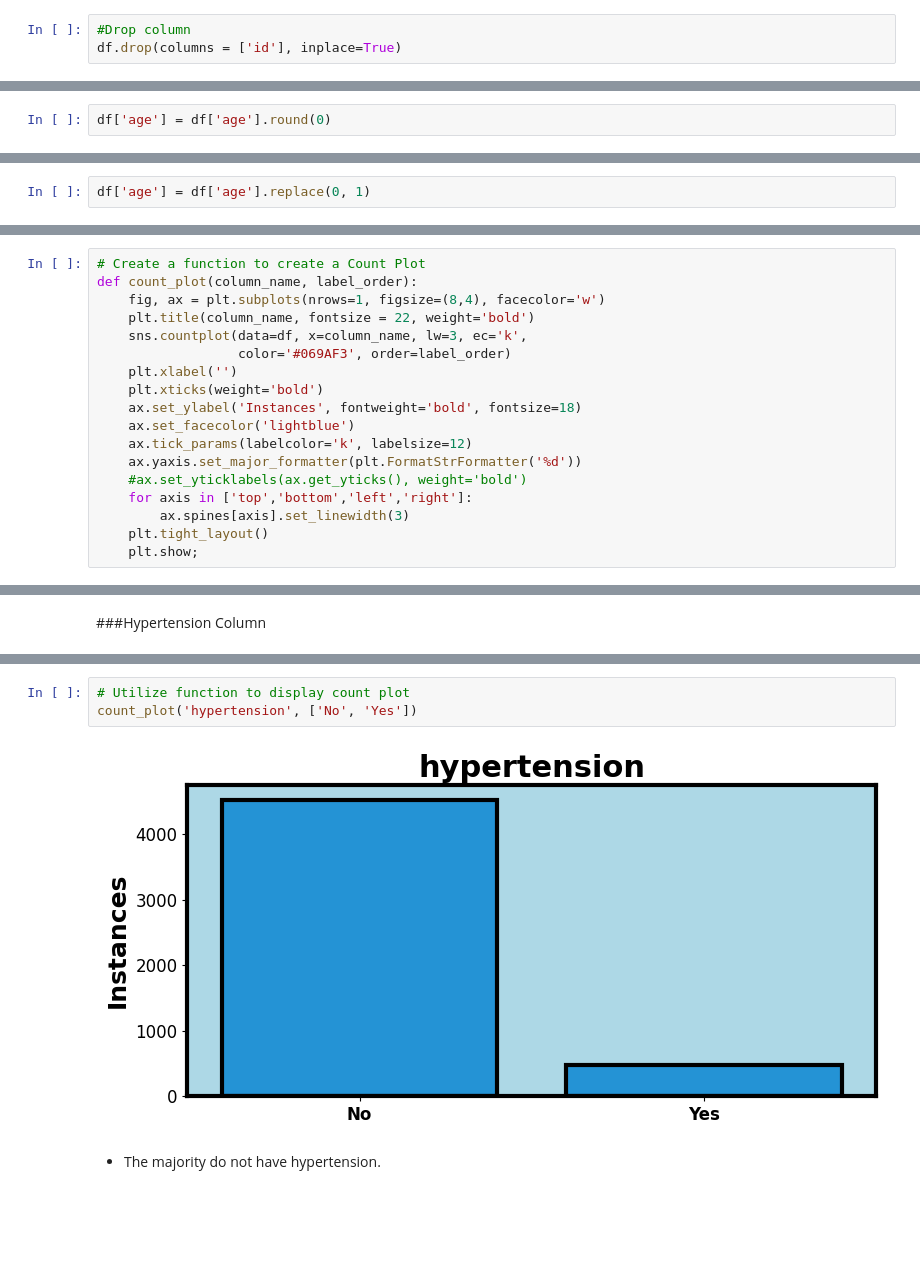
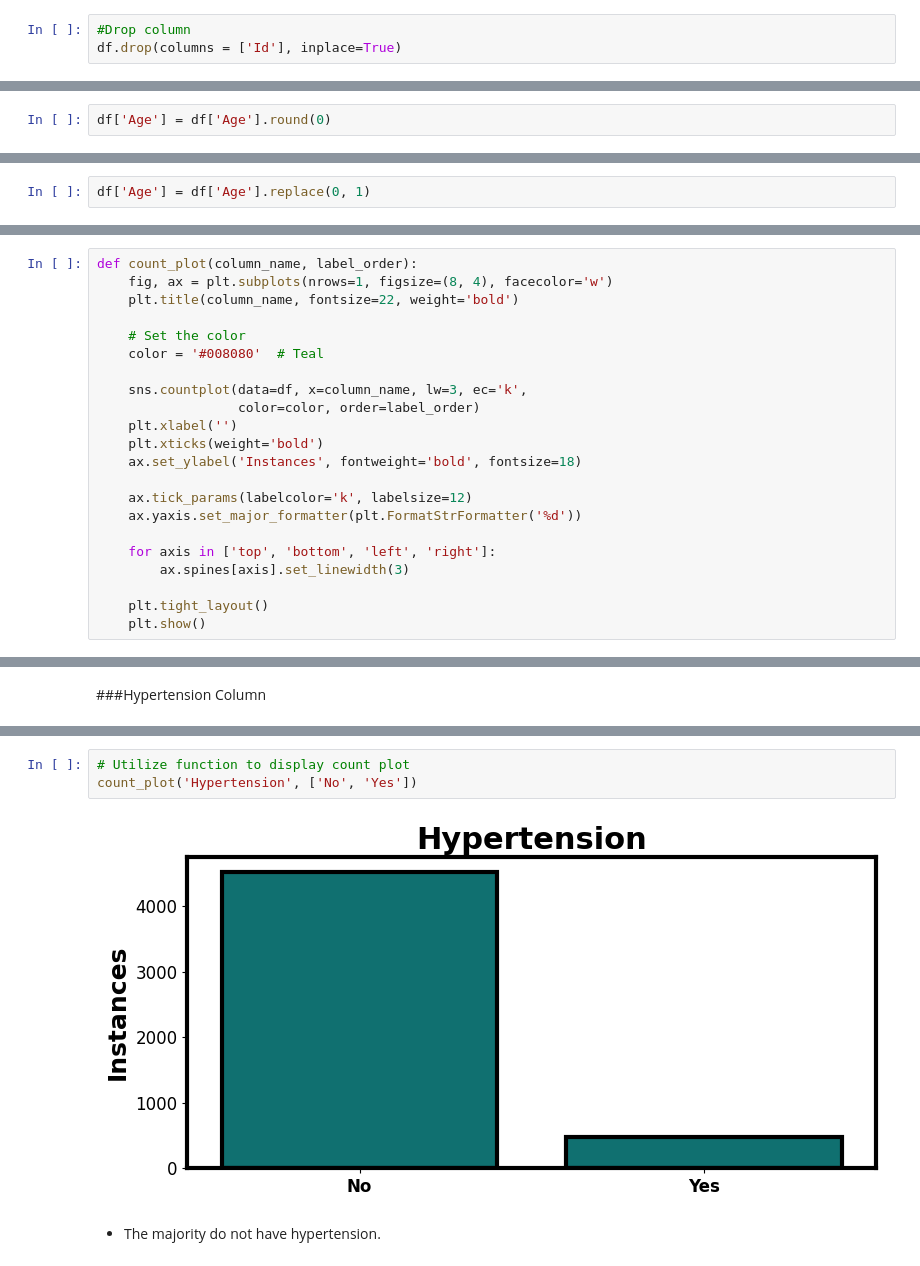
Before and after one commit to Mhoover41/Stroke-Prediction, a Jupyter notebook: Stroke_Prediction_Project_2_Melissa_Hoover.ipynb, the cells around one changed output, grey strips where cells are left out. Cells and saved outputs as stored; diff of their text form; blank space fills up the shorter version.

```diff
--- a/Stroke_Prediction_Project_2_Melissa_Hoover.ipynb
+++ b/Stroke_Prediction_Project_2_Melissa_Hoover.ipynb
@@ -220,7 +253,7 @@ There are 0 duplicate rows.
 Drop Unnecessary Columns:
 # %%
 #Drop column
-df.drop(columns = ['id'], inplace=True)
+df.drop(columns = ['Id'], inplace=True)
 # %%
 df.columns
 # %% [output]
@@ -307,5 +340,5 @@ Name: age, Length: 104, dtype: int64
 # %% [markdown]
 - There are some floats we need to convert to whole numbers.
 # %%
-df['age'] = df['age'].round(0)
+df['Age'] = df['Age'].round(0)
 # %%
@@ -326,5 +359,5 @@ Name: age, Length: 83, dtype: int64
 # %% [markdown]
 I can see we now have 20 ages that are 0, lets round those up to 1.
 # %%
-df['age'] = df['age'].replace(0, 1)
+df['Age'] = df['Age'].replace(0, 1)
 # %%
@@ -511,20 +547,24 @@ def hist_box_plot(column_name, bin_count):
 # %% [markdown]
 #### Function to Display Countplot
 # %%
-# Create a function to create a Count Plot
 def count_plot(column_name, label_order):
-    fig, ax = plt.subplots(nrows=1, figsize=(8,4), facecolor='w')
-    plt.title(column_name, fontsize = 22, weight='bold')
+    fig, ax = plt.subplots(nrows=1, figsize=(8, 4), facecolor='w')
+    plt.title(column_name, fontsize=22, weight='bold')
+
+    # Set the color
+    color = '#008080'  # Teal
+
     sns.countplot(data=df, x=column_name, lw=3, ec='k',
-                  color='#069AF3', order=label_order)
+                  color=color, order=label_order)
     plt.xlabel('')
     plt.xticks(weight='bold')
     ax.set_ylabel('Instances', fontweight='bold', fontsize=18)
-    ax.set_facecolor('lightblue')
+
     ax.tick_params(labelcolor='k', labelsize=12)
     ax.yaxis.set_major_formatter(plt.FormatStrFormatter('%d'))
-    #ax.set_yticklabels(ax.get_yticks(), weight='bold')
-    for axis in ['top','bottom','left','right']:
+
+    for axis in ['top', 'bottom', 'left', 'right']:
         ax.spines[axis].set_linewidth(3)
+
     plt.tight_layout()
-    plt.show;
+    plt.show()
@@ -768,8 +787,8 @@ Name: hypertension, dtype: object
 # %%
 # Utilize function to display count plot
-count_plot('hypertension', ['No', 'Yes'])
+count_plot('Hypertension', ['No', 'Yes'])
 # %% [output]
-[figure, old version]
+[figure, new version]
 # %% [markdown]
  - The majority do not have hypertension.
 # %% [markdown]
```
Also changed, not shown: parts of 152 cells of this notebook.
